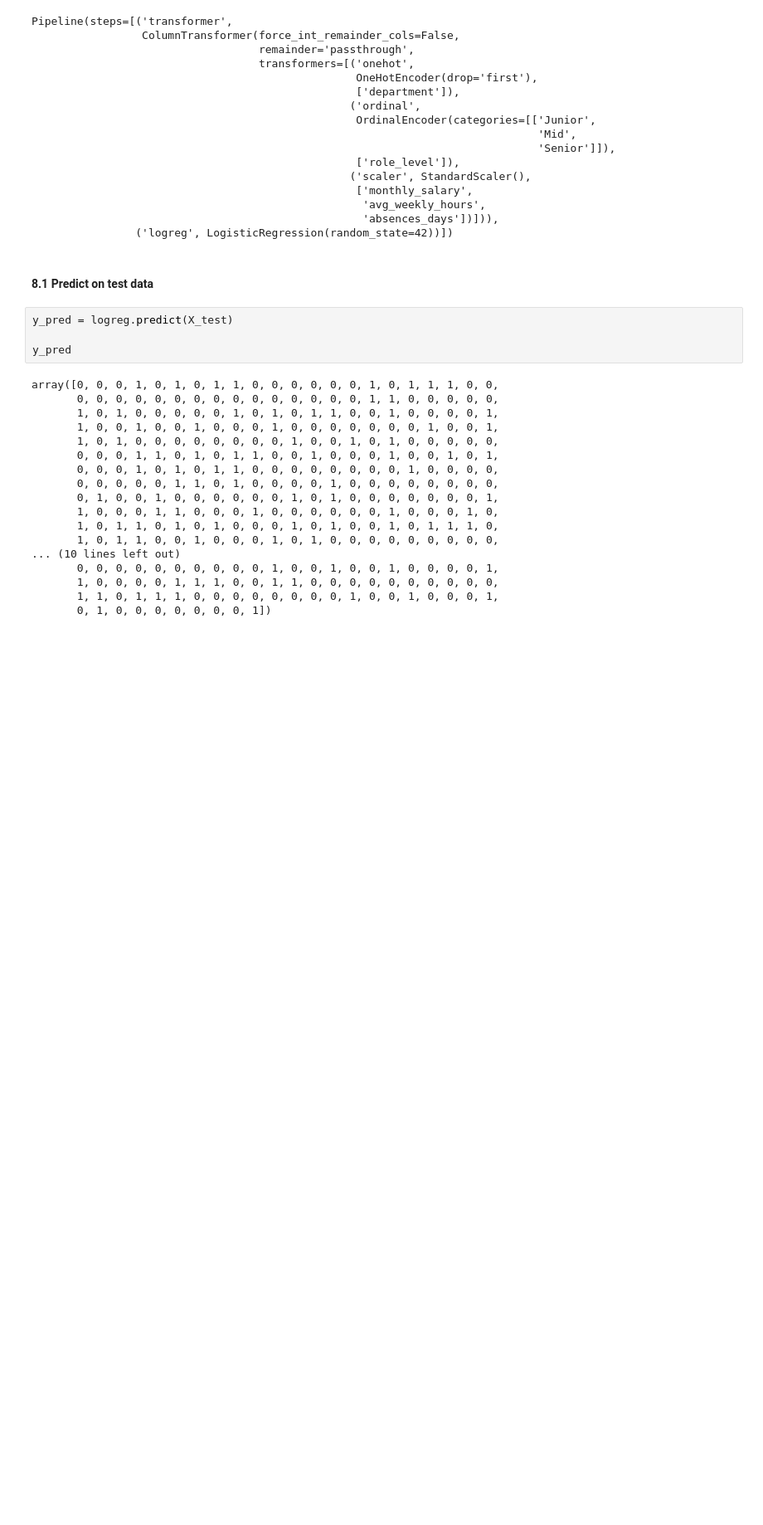
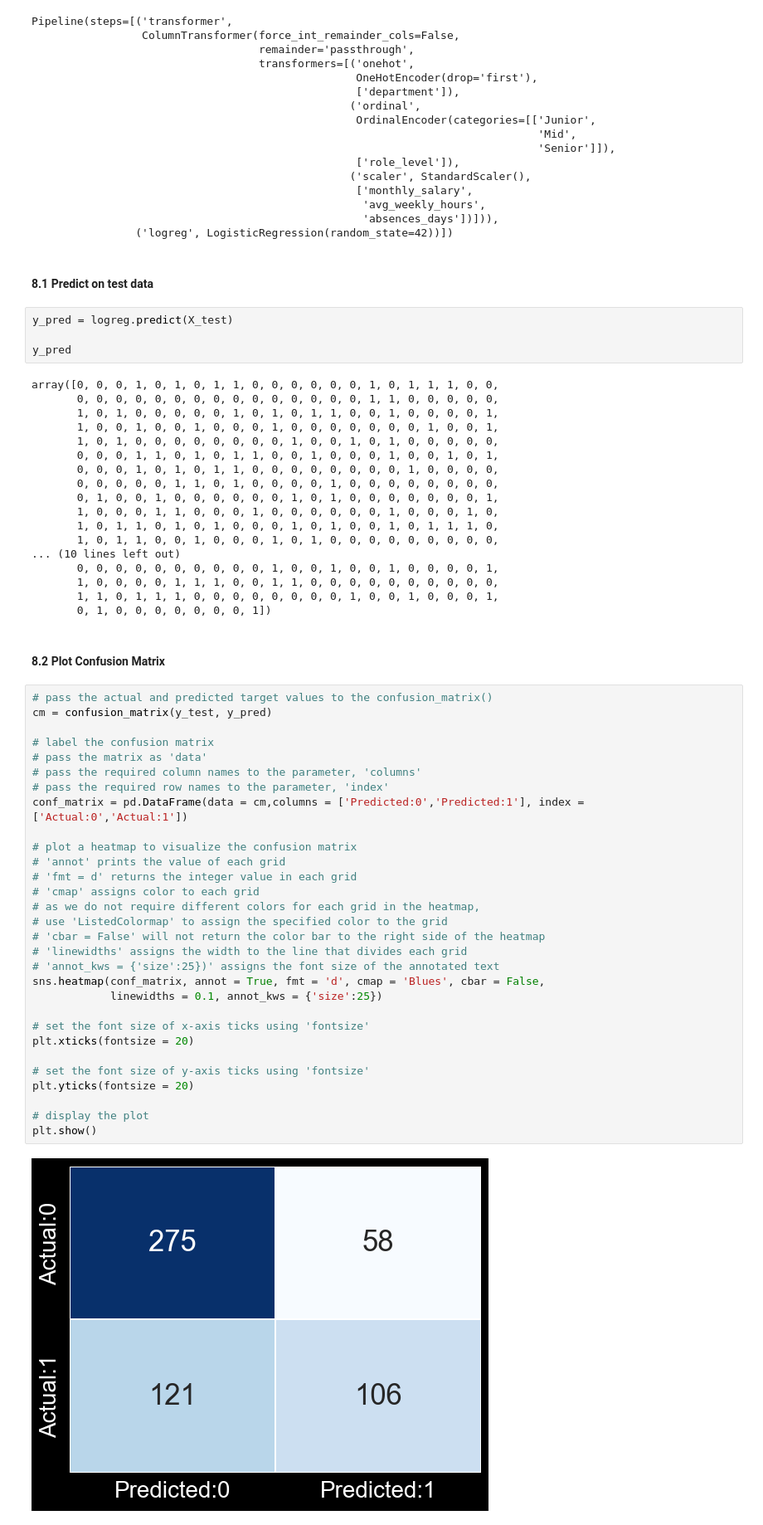
Before and after one commit to weslylaboy/logistic-regression-model, a Jupyter notebook: logistic_regression.ipynb, the cells around one changed output. Shown at 83% size. Saved outputs shown, nothing was run; the diff lists cells and outputs as text; blank space fills up the shorter version.

```diff
--- a/logistic_regression.ipynb
+++ b/logistic_regression.ipynb
@@ -565,3 +565,37 @@ array([0, 0, 0, 1, 0, 1, 0, 1, 1, 0, 0, 0, 0, 0, 0, 1, 0, 1, 1, 1, 0, 0,
        1, 0, 0, 0, 0, 1, 1, 1, 0, 0, 1, 1, 0, 0, 0, 0, 0, 0, 0, 0, 0, 0,
        1, 1, 0, 1, 1, 1, 0, 0, 0, 0, 0, 0, 0, 0, 1, 0, 0, 1, 0, 0, 0, 1,
        0, 1, 0, 0, 0, 0, 0, 0, 0, 1])
+# %% [markdown]
+#### 8.2 Plot Confusion Matrix
+# %%
+# pass the actual and predicted target values to the confusion_matrix()
+cm = confusion_matrix(y_test, y_pred)
+
+# label the confusion matrix
+# pass the matrix as 'data'
+# pass the required column names to the parameter, 'columns'
+# pass the required row names to the parameter, 'index'
+conf_matrix = pd.DataFrame(data = cm,columns = ['Predicted:0','Predicted:1'], index = ['Actual:0','Actual:1'])
+
+# plot a heatmap to visualize the confusion matrix
+# 'annot' prints the value of each grid
+# 'fmt = d' returns the integer value in each grid
+# 'cmap' assigns color to each grid
+# as we do not require different colors for each grid in the heatmap,
+# use 'ListedColormap' to assign the specified color to the grid
+# 'cbar = False' will not return the color bar to the right side of the heatmap
+# 'linewidths' assigns the width to the line that divides each grid
+# 'annot_kws = {'size':25})' assigns the font size of the annotated text
+sns.heatmap(conf_matrix, annot = True, fmt = 'd', cmap = 'Blues', cbar = False,
+            linewidths = 0.1, annot_kws = {'size':25})
+
+# set the font size of x-axis ticks using 'fontsize'
+plt.xticks(fontsize = 20)
+
+# set the font size of y-axis ticks using 'fontsize'
+plt.yticks(fontsize = 20)
+
+# display the plot
+plt.show()
+# %% [output]
+[figure, added]
```
Also changed, not shown: parts of 8 cells of this notebook.
